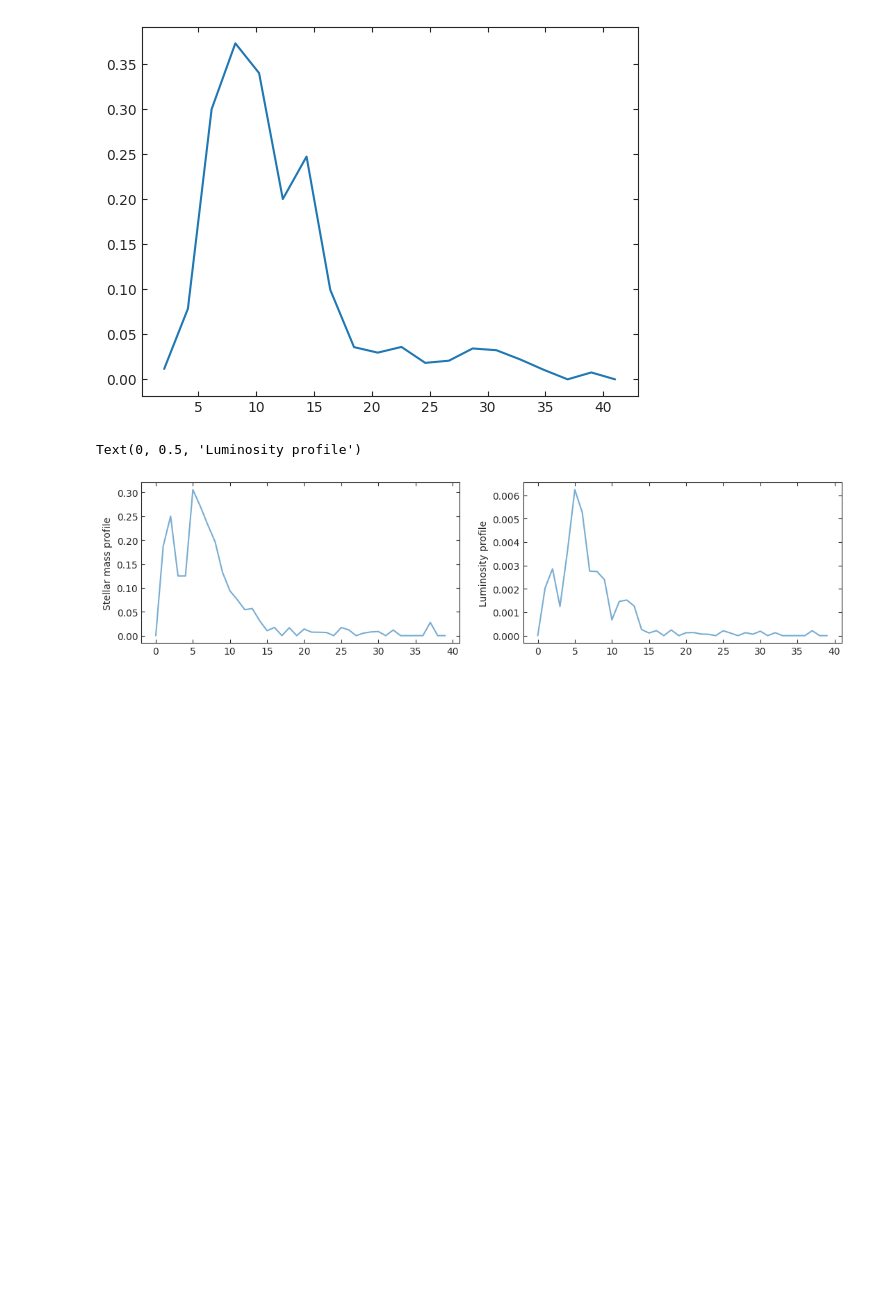
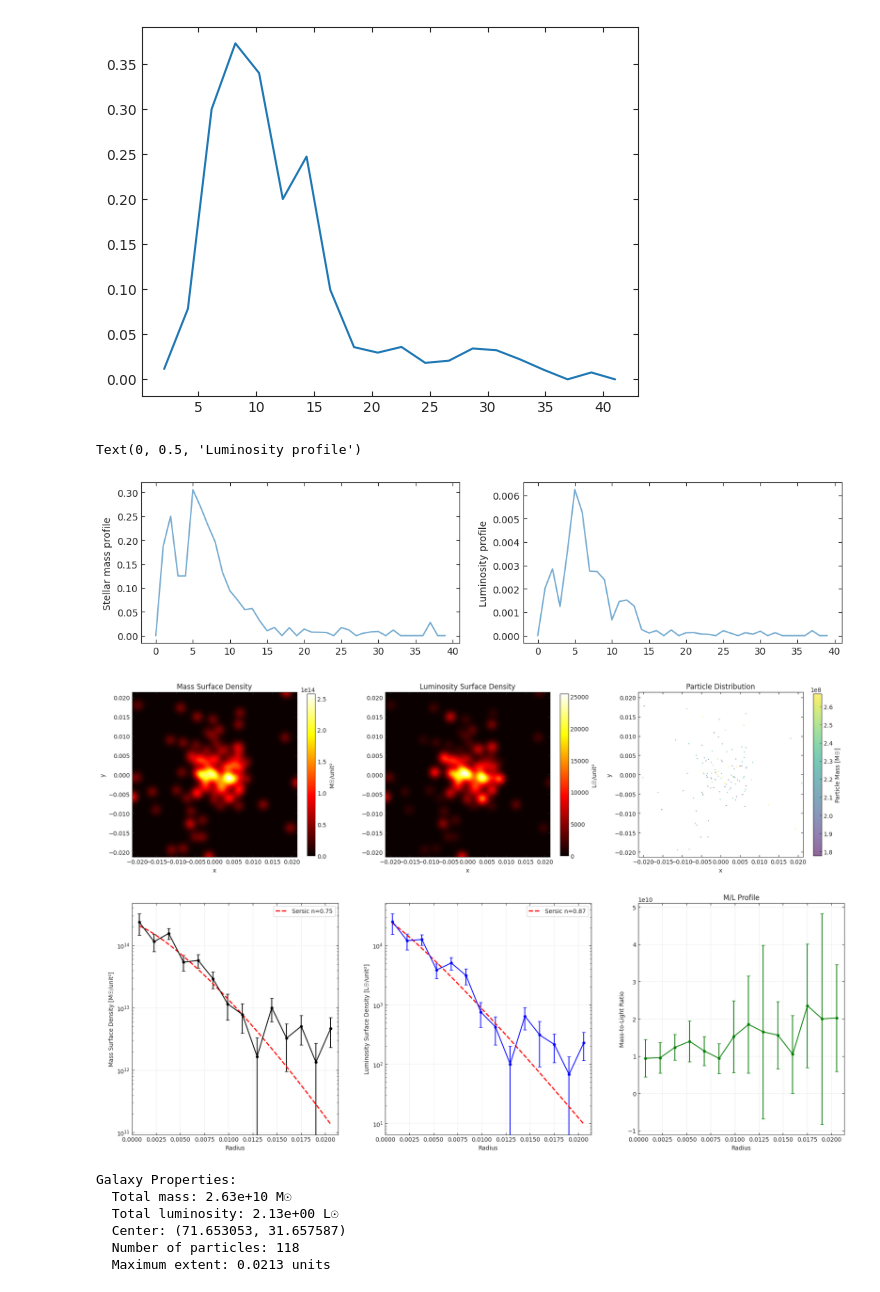
Before and after one commit to nesar/watercolor, a Jupyter notebook: nbs/index.ipynb, the cells around one changed output. Saved outputs shown, nothing was run; the diff lists cells and outputs as text; code cells hidden in the pictures; blank space fills up the shorter version.

Commit message:
sersic fits

```diff
--- a/nbs/index.ipynb
+++ b/nbs/index.ipynb
@@ -1244,2 +1571,28 @@ Text(0, 0.5, 'Luminosity profile')
+# %%
+#|eval: false
+#| hide
+
+# Your actual data usage - now with better smoothing and alignment
+plot_galaxy_profiles(
+    x=x_select,
+    y=y_select,
+    masses=m_select,
+    luminosities=z_select,
+    num_bins=14,
+    figsize=(18, 12),  # Taller for better panel alignment
+    fit_sersic=True
+)
+
+# You can also adjust smoothing:
+# create_2d_surface_density_map(x, y, masses, gauss_sigma=3.0)  # More smoothing
+# create_2d_surface_density_map(x, y, masses, gauss_sigma=1.0)  # Less smoothing
+# %% [output]
+[figure, added]
+Galaxy Properties:
+  Total mass: 2.63e+10 M☉
+  Total luminosity: 2.13e+00 L☉
+  Center: (71.653053, 31.657587)
+  Number of particles: 118
+  Maximum extent: 0.0213 units
 # %% [markdown]
 <!-- ## Under the hood -->
```
Also changed, not shown: parts of 3 cells of this notebook, 1 other file.
